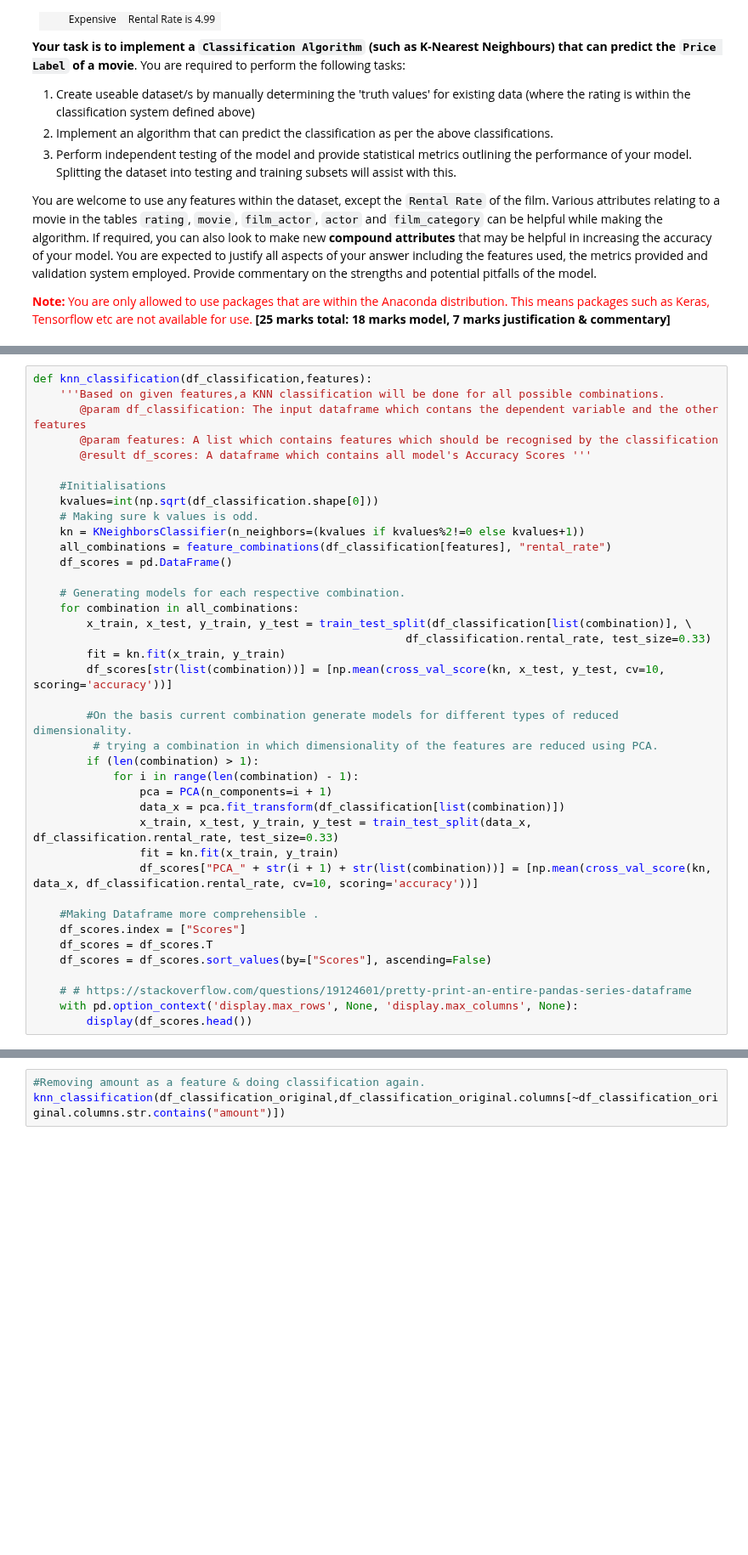
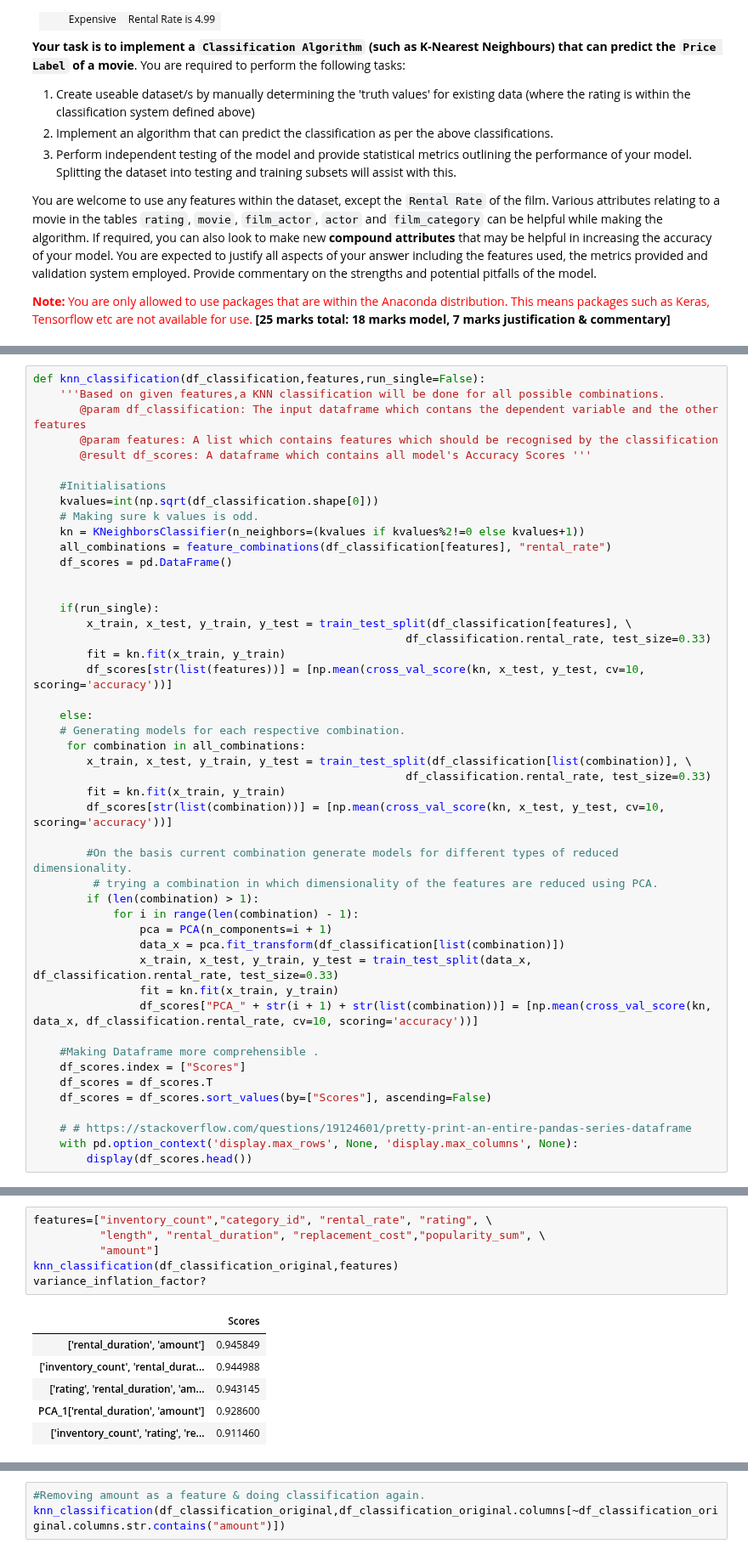
Before and after one commit to DannyFirmin/ML-KMeans-KNN-DecisionTrees, a Jupyter notebook: Assignment-2.ipynb, the cells around one changed output, grey strips where cells are left out. Shown at 85% size. Cells and saved outputs as stored; diff of their text form; blank space fills up the shorter version.

```diff
--- a/Assignment-2.ipynb
+++ b/Assignment-2.ipynb
@@ -677,5 +658,5 @@ df_classification_original
 # %%
-def knn_classification(df_classification,features):
+def knn_classification(df_classification,features,run_single=False):
     '''Based on given features,a KNN classification will be done for all possible combinations.
        @param df_classification: The input dataframe which contans the dependent variable and the other features
        @param features: A list which contains features which should be recognised by the classification
@@ -688,8 +669,16 @@ def knn_classification(df_classification,features):
     all_combinations = feature_combinations(df_classification[features], "rental_rate")
     df_scores = pd.DataFrame()
 
+
+    if(run_single):
+        x_train, x_test, y_train, y_test = train_test_split(df_classification[features], \
+                                                        df_classification.rental_rate, test_size=0.33)
+        fit = kn.fit(x_train, y_train)
+        df_scores[str(list(features))] = [np.mean(cross_val_score(kn, x_test, y_test, cv=10, scoring='accuracy'))]
+
+    else:
     # Generating models for each respective combination.
-    for combination in all_combinations:
+     for combination in all_combinations:
         x_train, x_test, y_train, y_test = train_test_split(df_classification[list(combination)], \
                                                         df_classification.rental_rate, test_size=0.33)
         fit = kn.fit(x_train, y_train)
@@ -718,3 +705,16 @@ knn_classification(df_classification_original,df_classification_original.columns
+# %%
+features=["inventory_count","category_id", "rental_rate", "rating", \
+          "length", "rental_duration", "replacement_cost","popularity_sum", \
+          "amount"]
+knn_classification(df_classification_original,features)
+variance_inflation_factor?
+# %% [output]
+|  | Scores |
+| ['rental_duration', 'amount'] | 0.945849 |
+| ['inventory_count', 'rental_durat... | 0.944988 |
+| ['rating', 'rental_duration', 'am... | 0.943145 |
+| PCA_1['rental_duration', 'amount'] | 0.928600 |
+| ['inventory_count', 'rating', 're... | 0.911460 |
 # %%
 # Checking Variance Inflation Factor for the feature in df_classification.
 vif = pd.DataFrame()
```
Also changed, not shown: parts of 7 cells of this notebook.
